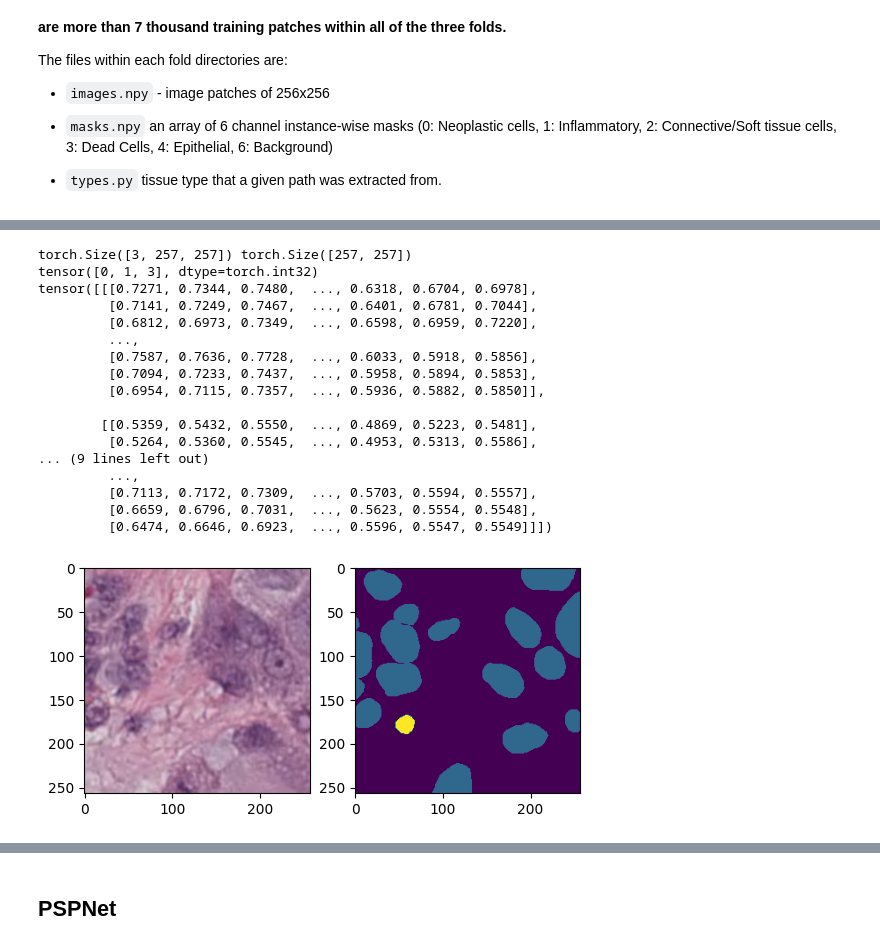
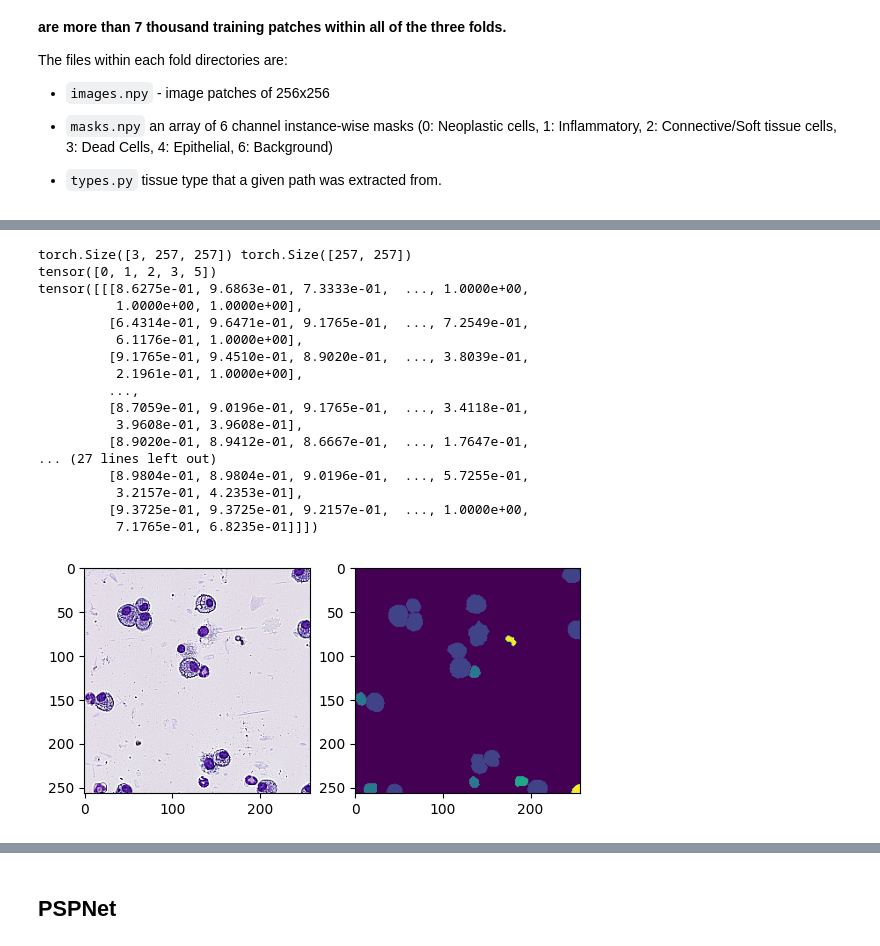
Before and after one commit to Le-Xuan-Thang/MurineCyto-Det, a Jupyter notebook: PSPNET_Cell_Analysis.ipynb, the cells around one changed output, grey strips where cells are left out. Cells and saved outputs as stored; diff of their text form; code cells hidden in the pictures.

```diff
--- a/PSPNET_Cell_Analysis.ipynb
+++ b/PSPNET_Cell_Analysis.ipynb
@@ -180,0 +57,36 @@ class PannukeDataset(Dataset):
+# %%
+Data_dir = "/content/drive/MyDrive/Data/Cell_Analysis"
+images_dir = "/content/drive/MyDrive/Data/Cell_Analysis/P01_images"
+masks_dir = "/content/drive/MyDrive/Data/Cell_Analysis/P01_masks"
+
+CELL_CLASSES = [
+    "Marcophage/Monocyte",
+    "Neutrophil",
+    "Eosinophil",
+    "Lymphocyte",
+    "Unknown cell/Debris",
+    "Basophil",
+]
+
+trainsize = 257
+train_transform = A.Compose([
+    A.Resize(width=trainsize, height=trainsize),
+    A.HorizontalFlip(),
+    # A.RandomBrightnessContrast(),
+    A.Blur(),
+    A.Sharpen(),
+    # A.RGBShift(),
+    A.CoarseDropout(),
+    A.Normalize(mean=(0.485, 0.456, 0.406), std=(0.229, 0.224, 0.225), max_pixel_value=255.0),
+    ToTensorV2(),
+])
+
+# Define color to class index mapping
+label_colors = {
+    (28, 230, 255): 1,  # Macrophage/Monocyte
+    (255, 52, 255): 2,  # Neutrophil
+    (255, 74, 70): 3,  # Eosinophil
+    (0, 137, 65): 4,  # Lymphocyte
+    (0, 111, 166): 5,  # Unknown cell/Debris
+    (163, 0, 89): 6   # Basophil
+}
@@ -180,0 +149,5 @@ class PannukeDataset(Dataset):
+# %%
+# Initialize dataset
+dataset = CellDataset(images_dir,masks_dir,transform=train_transform)
+# %%
+image,mask = dataset.__getitem__(1)
@@ -207,36 +199,36 @@ def inverse_norm(image):
     inv_img_tensor = np_to_tensor(inv_img_np)
     return inv_img_tensor
 # %%
-train_dataset = PannukeDataset(images,masks, transform=train_transform)
-image,mask = train_dataset.__getitem__(10)
+train_dataset = CellDataset(images_dir,masks_dir,transform=train_transform)
+image, mask = train_dataset.__getitem__(10)
 
 print(image.shape, mask.shape)
 print(mask.unique())
 inv_img_tensor = inverse_norm(image)
 print(inv_img_tensor)
 plt.subplot(1,2,1)
 plt.imshow(inv_img_tensor.permute(1,2,0))
 plt.subplot(1,2,2)
 plt.imshow(mask)
 plt.show()
 # %% [output]
 torch.Size([3, 257, 257]) torch.Size([257, 257])
-tensor([0, 1, 3], dtype=torch.int32)
-tensor([[[0.7271, 0.7344, 0.7480,  ..., 0.6318, 0.6704, 0.6978],
-         [0.7141, 0.7249, 0.7467,  ..., 0.6401, 0.6781, 0.7044],
-         [0.6812, 0.6973, 0.7349,  ..., 0.6598, 0.6959, 0.7220],
+tensor([0, 1, 2, 3, 5])
+tensor([[[8.6275e-01, 9.6863e-01, 7.3333e-01,  ..., 1.0000e+00,
+          1.0000e+00, 1.0000e+00],
+         [6.4314e-01, 9.6471e-01, 9.1765e-01,  ..., 7.2549e-01,
+          6.1176e-01, 1.0000e+00],
+         [9.1765e-01, 9.4510e-01, 8.9020e-01,  ..., 3.8039e-01,
+          2.1961e-01, 1.0000e+00],
          ...,
-         [0.7587, 0.7636, 0.7728,  ..., 0.6033, 0.5918, 0.5856],
-         [0.7094, 0.7233, 0.7437,  ..., 0.5958, 0.5894, 0.5853],
-         [0.6954, 0.7115, 0.7357,  ..., 0.5936, 0.5882, 0.5850]],
-
-        [[0.5359, 0.5432, 0.5550,  ..., 0.4869, 0.5223, 0.5481],
-         [0.5264, 0.5360, 0.5545,  ..., 0.4953, 0.5313, 0.5586],
-... (9 lines left out)
-         ...,
-         [0.7113, 0.7172, 0.7309,  ..., 0.5703, 0.5594, 0.5557],
-         [0.6659, 0.6796, 0.7031,  ..., 0.5623, 0.5554, 0.5548],
-         [0.6474, 0.6646, 0.6923,  ..., 0.5596, 0.5547, 0.5549]]])
+         [8.7059e-01, 9.0196e-01, 9.1765e-01,  ..., 3.4118e-01,
+          3.9608e-01, 3.9608e-01],
+         [8.9020e-01, 8.9412e-01, 8.6667e-01,  ..., 1.7647e-01,
+... (27 lines left out)
+         [8.9804e-01, 8.9804e-01, 9.0196e-01,  ..., 5.7255e-01,
+          3.2157e-01, 4.2353e-01],
+         [9.3725e-01, 9.3725e-01, 9.2157e-01,  ..., 1.0000e+00,
+          7.1765e-01, 6.8235e-01]]])
-[figure, old version]
+[figure, new version]
 # %%
 # # get pretrained model , get res50 model
```
Also changed, not shown: parts of 25 cells of this notebook.
